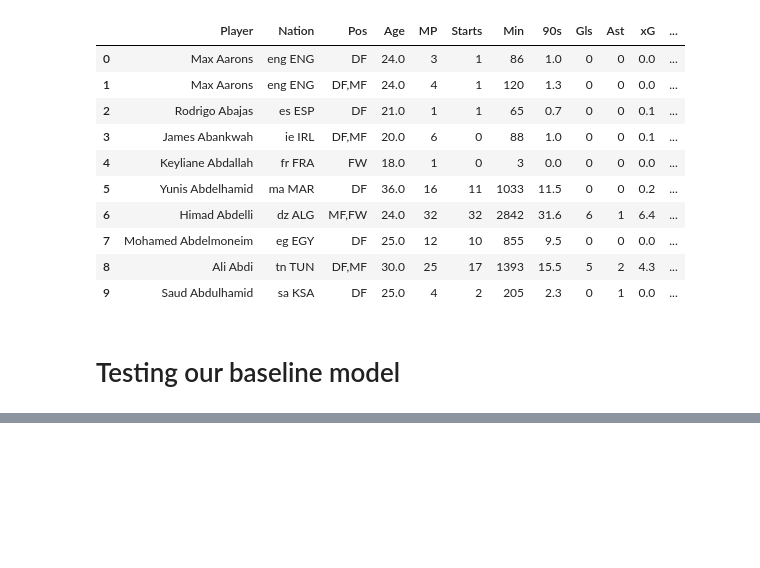
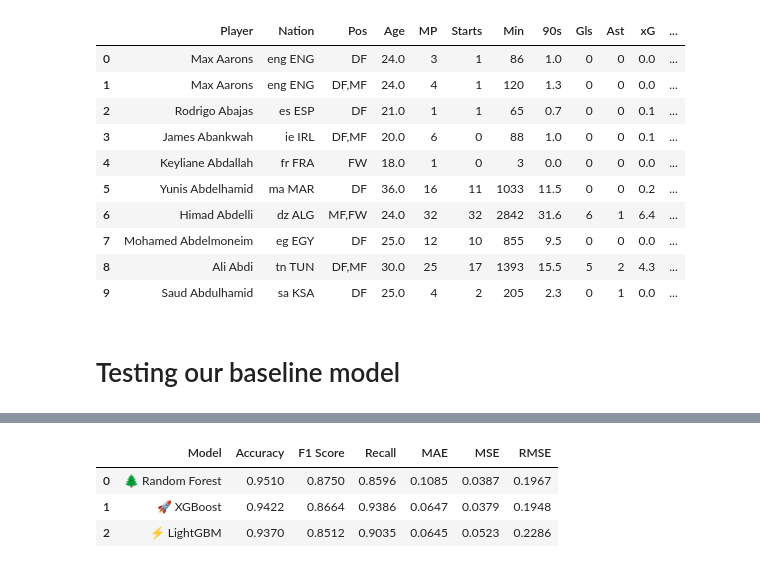
Before and after one commit to rahafw/future_stars, a Jupyter notebook: notebooks/nawaf_future_stars_EDA.ipynb, the cells around one changed output, grey strips where cells are left out. Cells and saved outputs as stored; diff of their text form; code cells hidden in the pictures; blank space fills up the shorter version.

```diff
--- a/notebooks/nawaf_future_stars_EDA.ipynb
+++ b/notebooks/nawaf_future_stars_EDA.ipynb
@@ -567,0 +695,70 @@ target_df.head(20)
+# %%
+# ==============================================================
+# 🏁 MODEL EVALUATION — Random Forest | XGBoost | LightGBM
+# ==============================================================
+# This section compares baseline models using both classification
+# metrics (Accuracy, F1, Recall) and probability-based regression
+# metrics (MAE, MSE, RMSE). Each model is evaluated consistently
+# using the same test data.
+# ==============================================================
+
+
+def evaluate_model(name, model, X_test, y_test):
+    """
+    Evaluate classification and probability-based regression metrics correctly.
+    """
+    # 1️⃣ Predict discrete labels for classification
+    y_pred = model.predict(X_test)
+
+    # 2️⃣ Predict probabilities for regression-style error metrics
+    if hasattr(model, "predict_proba"):
+        y_pred_prob = model.predict_proba(X_test)[:, 1]
+    else:
+        # Fallback (if model doesn’t have predict_proba)
+        y_pred_prob = y_pred.astype(float)
+
+    # 3️⃣ Classification metrics (discrete 0/1 labels)
+    acc = accuracy_score(y_test, y_pred)
+    f1 = f1_score(y_test, y_pred)
+    recall = recall_score(y_test, y_pred)
+
+    # 4️⃣ Regression metrics (continuous probabilities)
+    mae = mean_absolute_error(y_test, y_pred_prob)
+    mse = mean_squared_error(y_test, y_pred_prob)
+    rmse = np.sqrt(mse)
+
+    # 5️⃣ Return results
+    return {
+        "Model": name,
+        "Accuracy": round(acc, 4),
+        "F1 Score": round(f1, 4),
+        "Recall": round(recall, 4),
+        "MAE": round(mae, 4),
+        "MSE": round(mse, 4),
+        "RMSE": round(rmse, 4)
+    }
+
+# ==============================================================
+# 🧠 Evaluate All Models
+# ==============================================================
+
+results = [
+    evaluate_model("🌲 Random Forest", rf, X_test_scaled, y_test),  # use scaled X for RF
+    evaluate_model("🚀 XGBoost", pipeline_xgb, X_test, y_test),
+    evaluate_model("⚡ LightGBM", pipeline_lgb, X_test, y_test)
+]
+
+# Combine results
+results_df = pd.DataFrame(results)
+
+# ==============================================================
+# 📊 Display Results
+# ==============================================================
+
+display(
+    results_df)
+# %% [output]
+|  | Model | Accuracy | F1 Score | Recall | MAE | MSE | RMSE |
+| 0 | 🌲 Random Forest | 0.9510 | 0.8750 | 0.8596 | 0.1085 | 0.0387 | 0.1967 |
+| 1 | 🚀 XGBoost | 0.9422 | 0.8664 | 0.9386 | 0.0647 | 0.0379 | 0.1948 |
+| 2 | ⚡ LightGBM | 0.9370 | 0.8512 | 0.9035 | 0.0645 | 0.0523 | 0.2286 |
```
Also changed, not shown: parts of 14 cells of this notebook.
